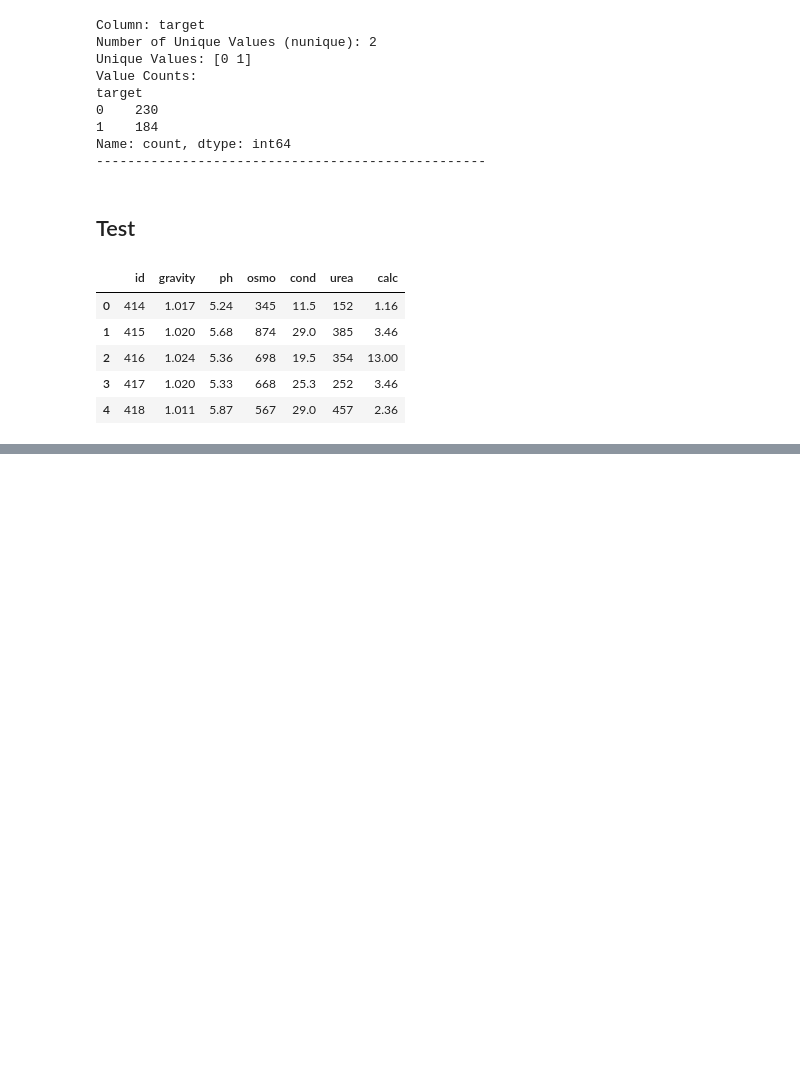
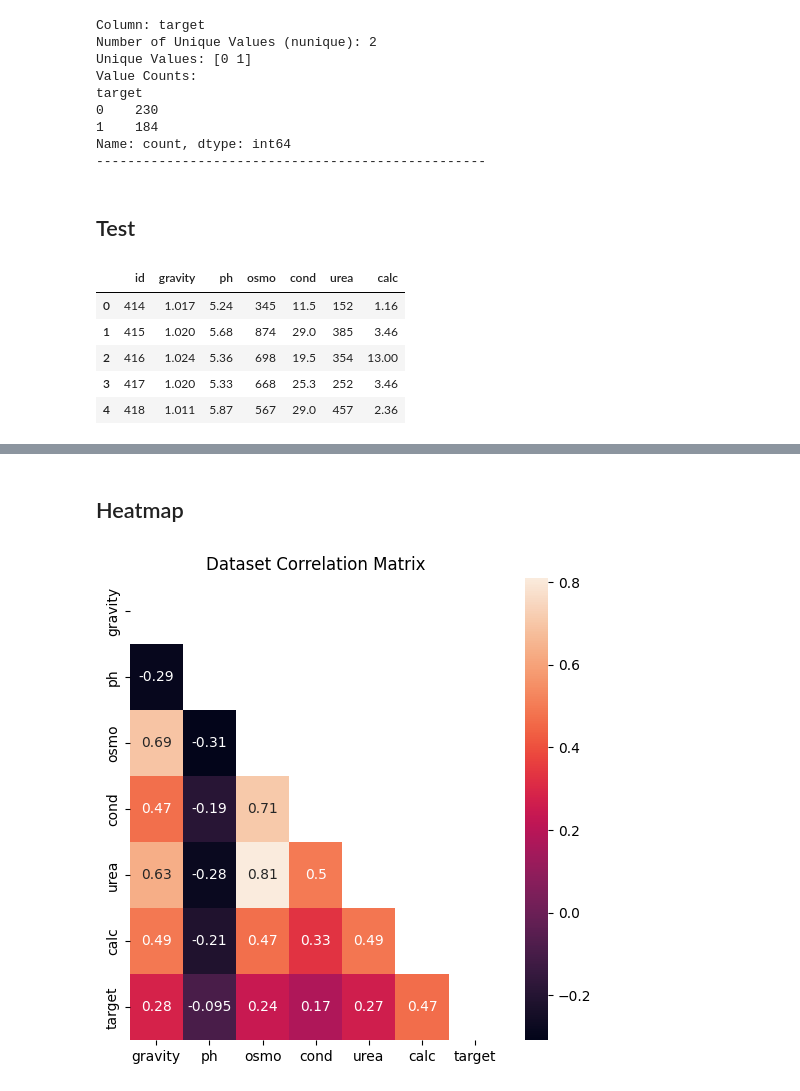
Before and after one commit to FirmanHasibuan14/kidney-stone-prediction, a Jupyter notebook: ML/Notebook/notebook.ipynb, the cells around one changed output, grey strips where cells are left out. Cells and saved outputs as stored; diff of their text form; code cells hidden in the pictures; blank space fills up the shorter version.

```diff
--- a/ML/Notebook/notebook.ipynb
+++ b/ML/Notebook/notebook.ipynb
@@ -102,0 +157,14 @@ df_test.head()
+# %% [markdown]
+## Heatmap
+# %%
+columns = [col for col in df_train.columns if df_train[col].dtype in ['int64', 'float64'] and col not in ['id']]
+
+corr = df_train[columns].corr()
+plt.figure(figsize=(6, 6))
+mask = np.zeros_like(corr)
+mask[np.triu_indices_from(mask)] = True
+sns.heatmap(corr, mask=mask, annot=True)
+plt.title('Dataset Correlation Matrix')
+plt.show()
+# %% [output]
+[figure, added]
```
Also changed, not shown: parts of 5 cells of this notebook.
